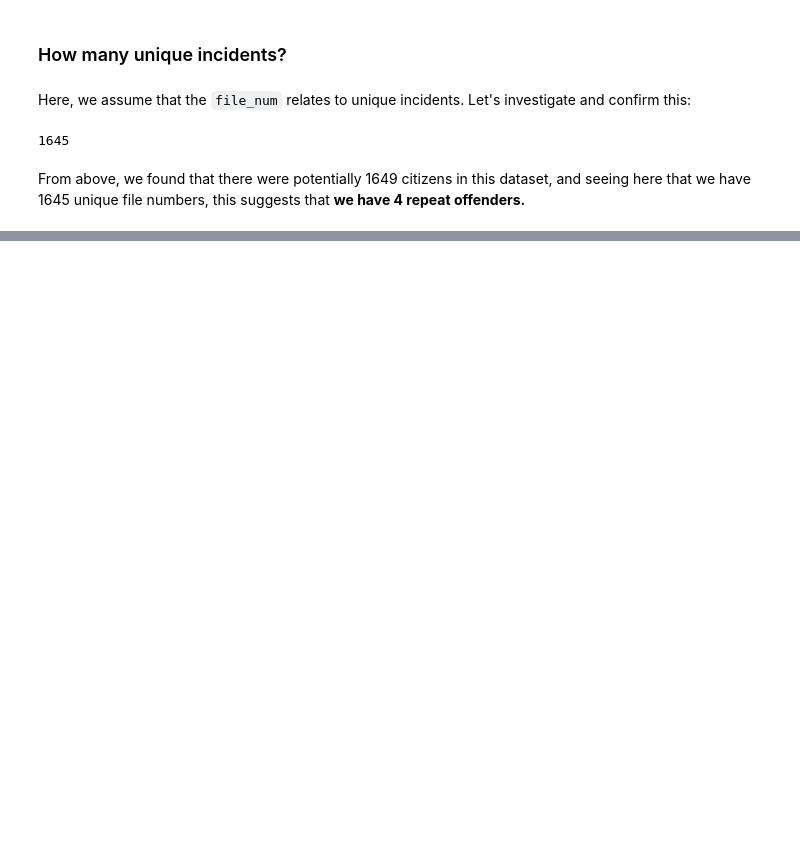
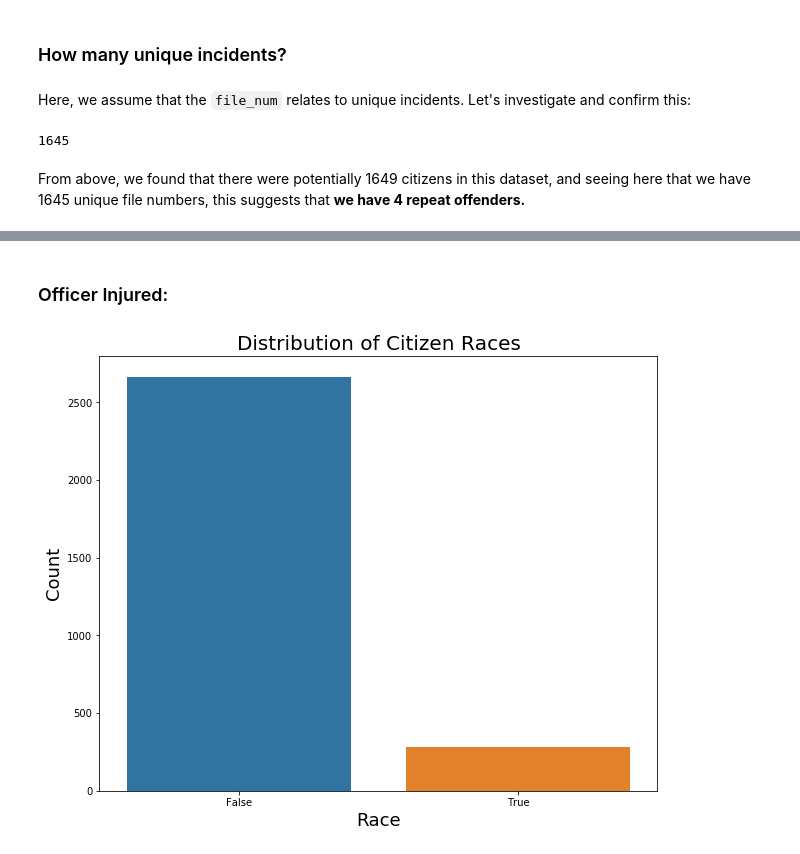
Before and after one commit to lecritch/respones_to_resistance_model_analysis, a Jupyter notebook: exploratory/eda/01_inital_eda.ipynb, the cells around one changed output, grey strips where cells are left out. Drawn from its saved outputs; the diff is of its cells as text; code cells hidden in the pictures; blank space fills up the shorter version.

```diff
--- a/exploratory/eda/01_inital_eda.ipynb
+++ b/exploratory/eda/01_inital_eda.ipynb
@@ -651,0 +712,11 @@ From above, we found that there were potentially 1649 citizens in this dataset,
+# %% [markdown]
+### Officer Injured:
+# %%
+fig, ax = plt.subplots(figsize = (10, 8))
+sns.countplot(x = "off_injured", data = prr19)
+ax.set_title('Distribution of Citizen Races', fontsize = 20)
+ax.set_xlabel('Race', fontsize = 18)
+ax.set_ylabel('Count', fontsize = 18)
+plt.show()
+# %% [output]
+[figure, added]
```
Also changed, not shown: parts of 28 cells of this notebook, 1 other file.
